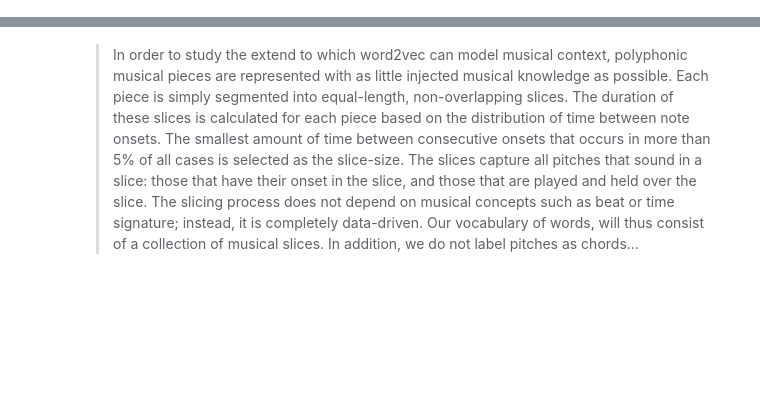
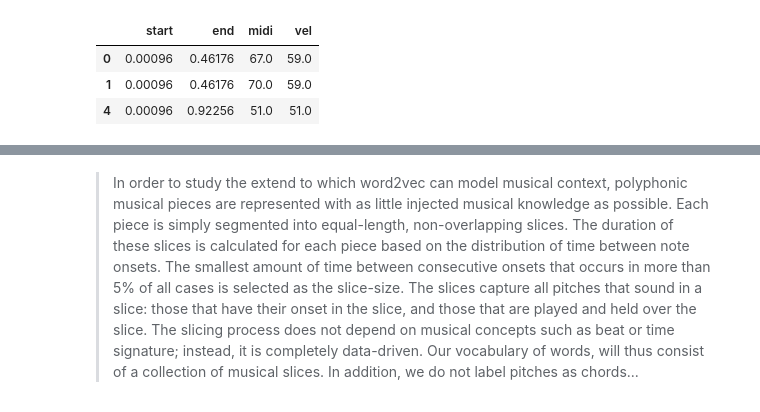
Before and after one commit to maxsun/MusicFinal, a Jupyter notebook: midi_viz.ipynb, the cells around one changed output, grey strips where cells are left out. Cells and saved outputs as stored; diff of their text form; code cells hidden in the pictures; blank space fills up the shorter version.

```diff
--- a/midi_viz.ipynb
+++ b/midi_viz.ipynb
@@ -68,0 +57,6 @@ plot_piano_roll(m.get_events_in_timerange(0, 10).note_times())
+# %%
+def filter_timerange(timed_notes, start, end):
+    # returns all notes that occurr during start-end
+    return timed_notes[(timed_notes.end > start) & (timed_notes.start < end)]
+
+plot_piano_roll(filter_timerange(notes_data, 0, 5))
@@ -68,0 +65,4 @@ plot_piano_roll(m.get_events_in_timerange(0, 10).note_times())
+# %%
+unique_onsets = pd.Series(notes_data['start'].unique()).sort_values()
+onset_deltas = (unique_onsets - unique_onsets.shift())[1:]
+onset_deltas = onset_deltas[onset_deltas > 0.000001]
@@ -68,0 +104,26 @@ plot_piano_roll(m.get_events_in_timerange(0, 10).note_times())
+# %%
+
+notes_duration = max(notes_data['end']) - min(notes_data['start'])
+num_slices = int(notes_duration // slice_duration + 1)
+
+slice_to_id = []
+for i in range(num_slices):
+    slice_to_id.append({
+        'start': i * slice_duration,
+        'end': (i + 1) * slice_duration,
+        'id': i
+    })
+
+slice_to_id = pd.DataFrame(slice_to_id)
+slice_to_id[(slice_to_id.end > 10) & (slice_to_id.start < 11)]
+
+word_memberships = {}
+for _, note in notes_data.iterrows():
+    slices = filter_timerange(slice_to_id, note['start'], note['end'])
+    for slice_id in slices['id']:
+        if slice_id in word_memberships:
+            word_memberships[slice_id].append(note)
+        else:
+            word_memberships[slice_id] = [note]
+
+word_memberships[0]
@@ -68,0 +144,11 @@ plot_piano_roll(m.get_events_in_timerange(0, 10).note_times())
+# %%
+words = []
+for slice_id in word_memberships.keys():
+    words.append(pd.DataFrame(word_memberships[slice_id]))
+
+words[0]
+# %% [output]
+|  | start | end | midi | vel |
+| 0 | 0.00096 | 0.46176 | 67.0 | 59.0 |
+| 1 | 0.00096 | 0.46176 | 70.0 | 59.0 |
+| 4 | 0.00096 | 0.92256 | 51.0 | 51.0 |
```
Also changed, not shown: parts of 14 cells of this notebook, 1 other file.
